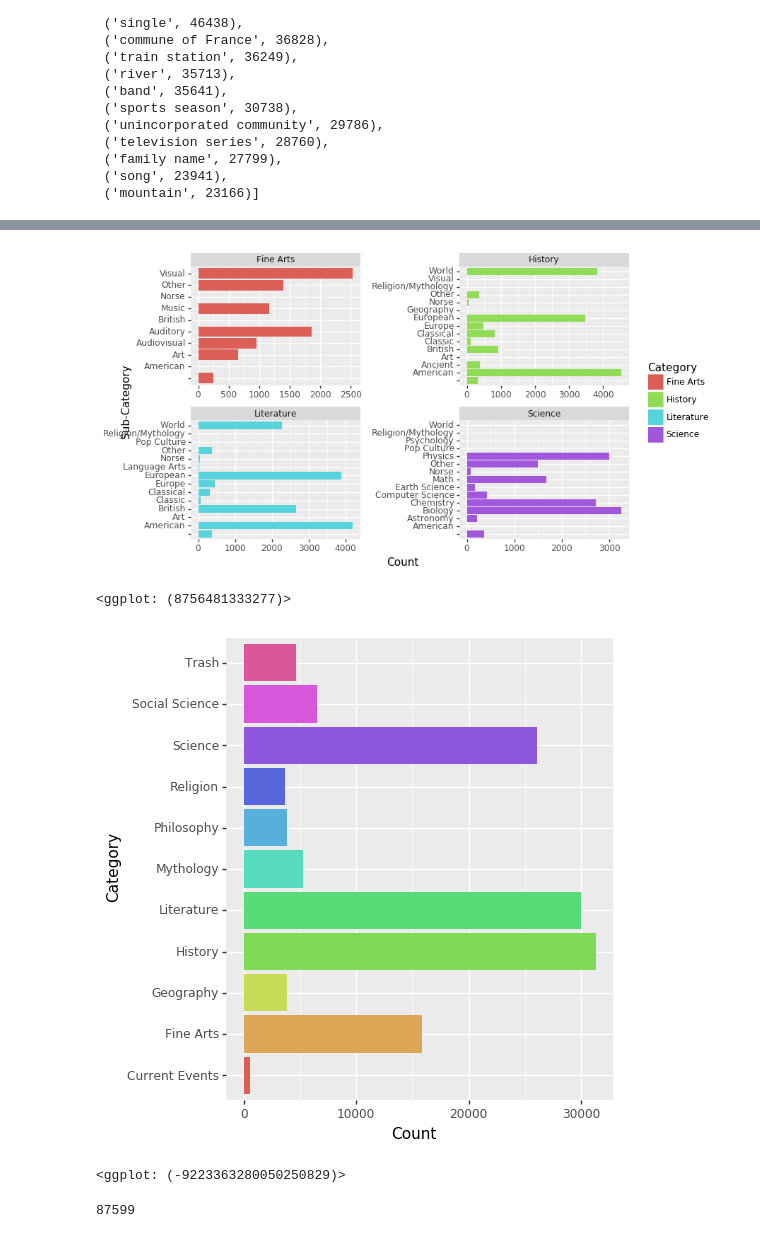
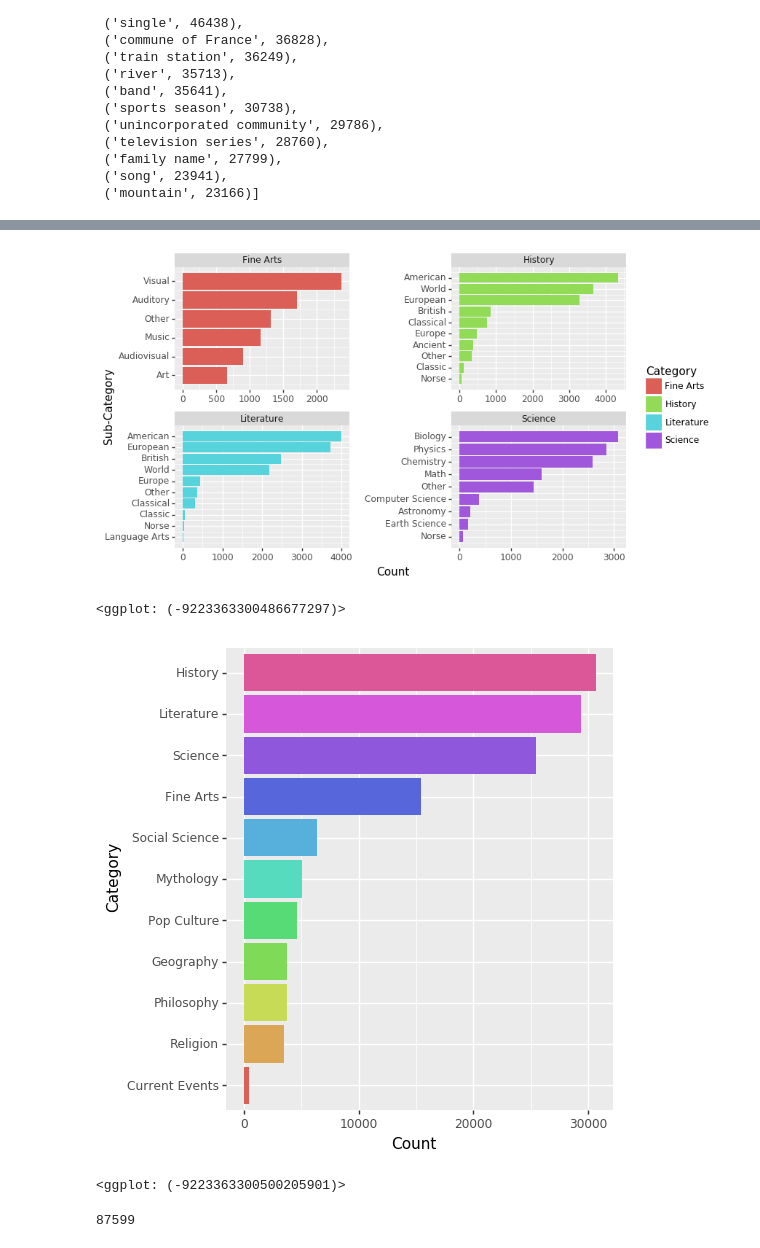
Before and after one commit to Pinafore/qb, a Jupyter notebook: figures.ipynb, the cells around one changed output, grey strips where cells are left out. Saved outputs shown, nothing was run; the diff lists cells and outputs as text; code cells hidden in the pictures.

```diff
--- a/figures.ipynb
+++ b/figures.ipynb
@@ -157,3 +156,12 @@ df = pd.DataFrame(questions)
+# %%
+df = pd.DataFrame(questions)
+
+def trash_to_pc(cat):
+    if cat == 'Trash':
+        return 'Pop Culture'
+    else:
+        return cat
+df.category = df.category.map(trash_to_pc)
 # %%
 df.n_sentences.sum()
 # %% [output]
@@ -189,39 +222,40 @@ p
 # %%
-# TODO:
-# - Fix Sub-category on top of panel labels
-# - Fix ordering by count
-# - Fix filtering out low counts
-
-plot_df = df.dropna(subset=['subcategory'])
-top_categories = {'Science', 'Literature', 'History', 'Fine Arts'}
-plot_df = plot_df[plot_df.category.isin(top_categories)]
 p = (
-    ggplot(plot_df)
+    ggplot(grouped_df)
     + facet_wrap('category', scales='free')
-    + aes(x='subcategory', fill='category')
-    + geom_bar()
+    + aes(x='index', y='count', fill='category')
+    + geom_bar(stat='identity')
     + xlab('Sub-Category') + ylab('Count') + coord_flip()
     + theme(panel_spacing_x=1.4, panel_spacing_y=.3, figure_size=(8, 5))
     + scale_fill_discrete(name="Category")
+    + scale_x_continuous(breaks=grouped_df['index'], labels=make_label)
 )
-#p.save(path.join(output_path, 'subcategories.pdf'))
+p.save(path.join(output_path, 'subcategories.pdf'))
 p
 # %% [output]
-[figure, old version]
+[figure, new version]
-<ggplot: (8756481333277)>
+<ggplot: (-9223363300486677297)>
 # %%
+from pandas.api.types import CategoricalDtype
+
+category_df = df.copy()
+category_list = category_df['category'].value_counts().index.tolist()
+category_list.reverse()
+category_cat = CategoricalDtype(categories=category_list, ordered=True)
+category_df['category_cat'] = category_df['category'].astype(str).astype(category_cat)
+
 p = (
-    ggplot(df)
-    + aes(x='category', fill='category')
+    ggplot(category_df)
+    + aes(x='category_cat', fill='category_cat')
     + geom_bar(show_legend=False)
     + xlab('Category') + ylab('Count') + coord_flip()
     + theme(figure_size=(5, 6))
 )
-#p.save(path.join(output_path, 'categories.pdf'))
+p.save(path.join(output_path, 'categories.pdf'))
 p
 # %% [output]
-[figure, old version]
+[figure, new version]
-<ggplot: (-9223363280050250829)>
+<ggplot: (-9223363300500205901)>
 # %%
 with open('data/external/squad/train-v1.1.json') as f:
     squad_dataset = json.load(f)['data']
```
Also changed, not shown: parts of 19 cells of this notebook, 6 other files.
